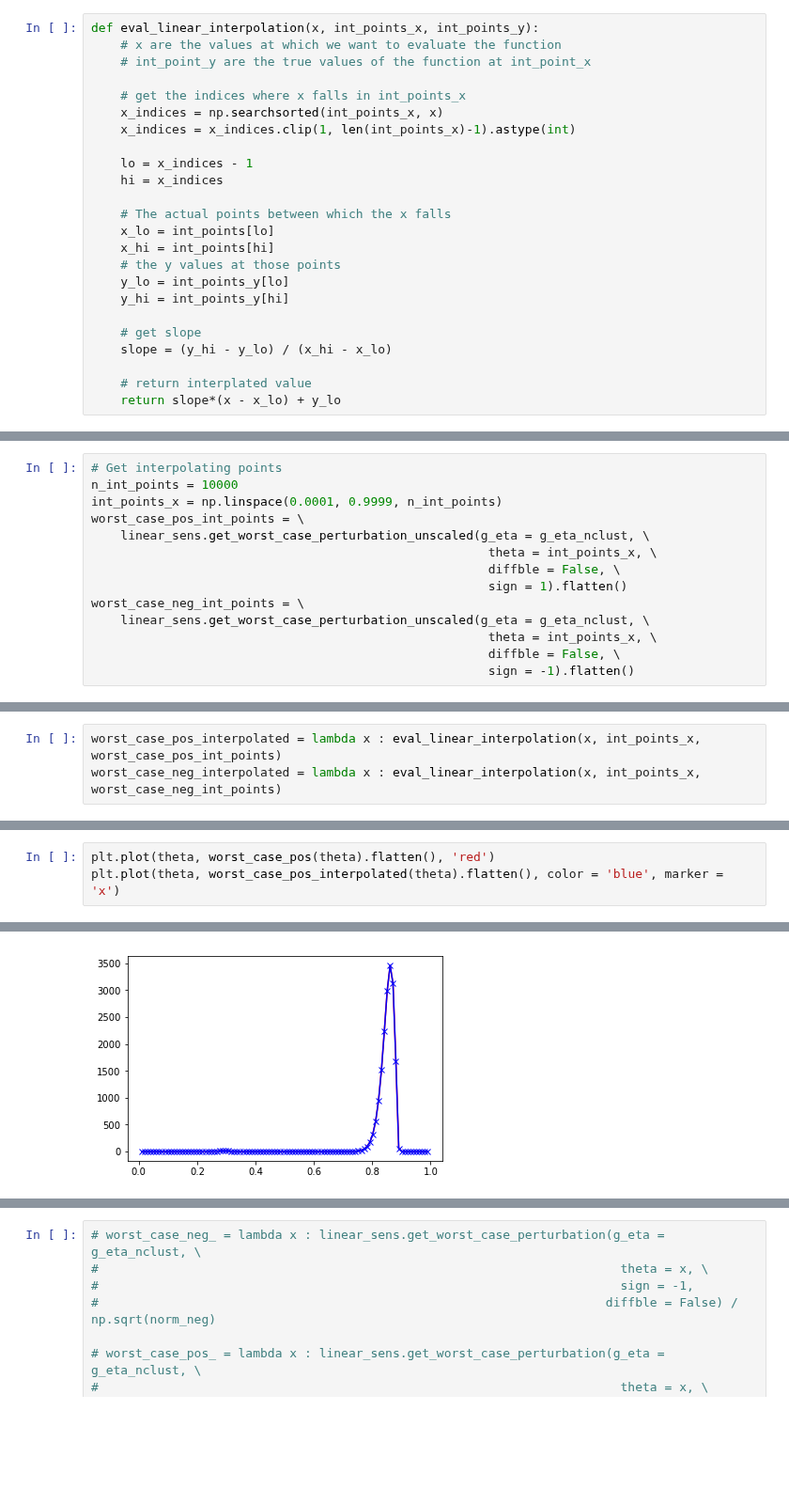
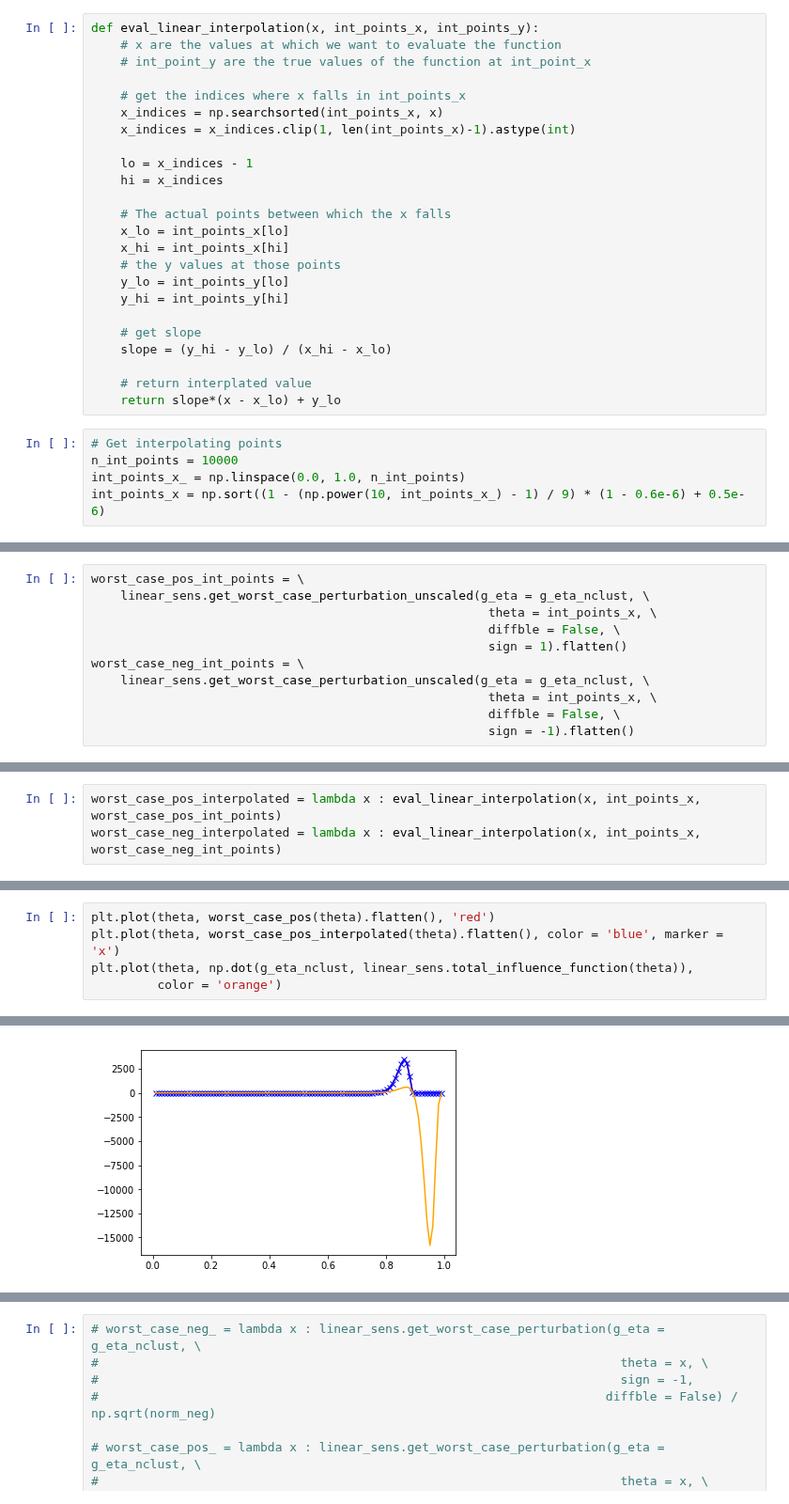
Before and after one commit to mijordan3/BNP_sensitivity, a Jupyter notebook: GMM_clustering/jupyter/clustering_iris_lucky_restart_functional_sensitivity_worst_case.ipynb, the cells around one changed output, grey strips where cells are left out. Shown at 94% size. Cells and saved outputs as stored; diff of their text form; blank space fills up the shorter version.

```diff
--- a/GMM_clustering/jupyter/clustering_iris_lucky_restart_functional_sensitivity_worst_case.ipynb
+++ b/GMM_clustering/jupyter/clustering_iris_lucky_restart_functional_sensitivity_worst_case.ipynb
@@ -450,8 +450,8 @@ def eval_linear_interpolation(x, int_points_x, int_points_y):
     hi = x_indices
 
     # The actual points between which the x falls
-    x_lo = int_points[lo]
-    x_hi = int_points[hi]
+    x_lo = int_points_x[lo]
+    x_hi = int_points_x[hi]
     # the y values at those points
     y_lo = int_points_y[lo]
     y_hi = int_points_y[hi]
@@ -461,3 +461,8 @@ def eval_linear_interpolation(x, int_points_x, int_points_y):
 
     # return interplated value
     return slope*(x - x_lo) + y_lo
+# %%
+# Get interpolating points
+n_int_points = 10000
+int_points_x_ = np.linspace(0.0, 1.0, n_int_points)
+int_points_x = np.sort((1 - (np.power(10, int_points_x_) - 1) / 9) * (1 - 0.6e-6) + 0.5e-6)
@@ -464,7 +487,4 @@ def eval_linear_interpolation(x, int_points_x, int_points_y):
 # %%
-# Get interpolating points
-n_int_points = 10000
-int_points_x = np.linspace(0.0001, 0.9999, n_int_points)
 worst_case_pos_int_points = \
     linear_sens.get_worst_case_perturbation_unscaled(g_eta = g_eta_nclust, \
                                                       theta = int_points_x, \
@@ -489,6 +518,8 @@ print(np.max(np.abs(worst_case_neg_interpolated(x) - worst_case_neg(x))))
 # %%
 plt.plot(theta, worst_case_pos(theta).flatten(), 'red')
 plt.plot(theta, worst_case_pos_interpolated(theta).flatten(), color = 'blue', marker = 'x')
+plt.plot(theta, np.dot(g_eta_nclust, linear_sens.total_influence_function(theta)),
+         color = 'orange')
 # %% [output]
 [<matplotlib.lines.Line2D at 0x...>]
-[figure, old version]
+[figure, new version]
```
Also changed, not shown: parts of 28 cells of this notebook, 8 other files.
